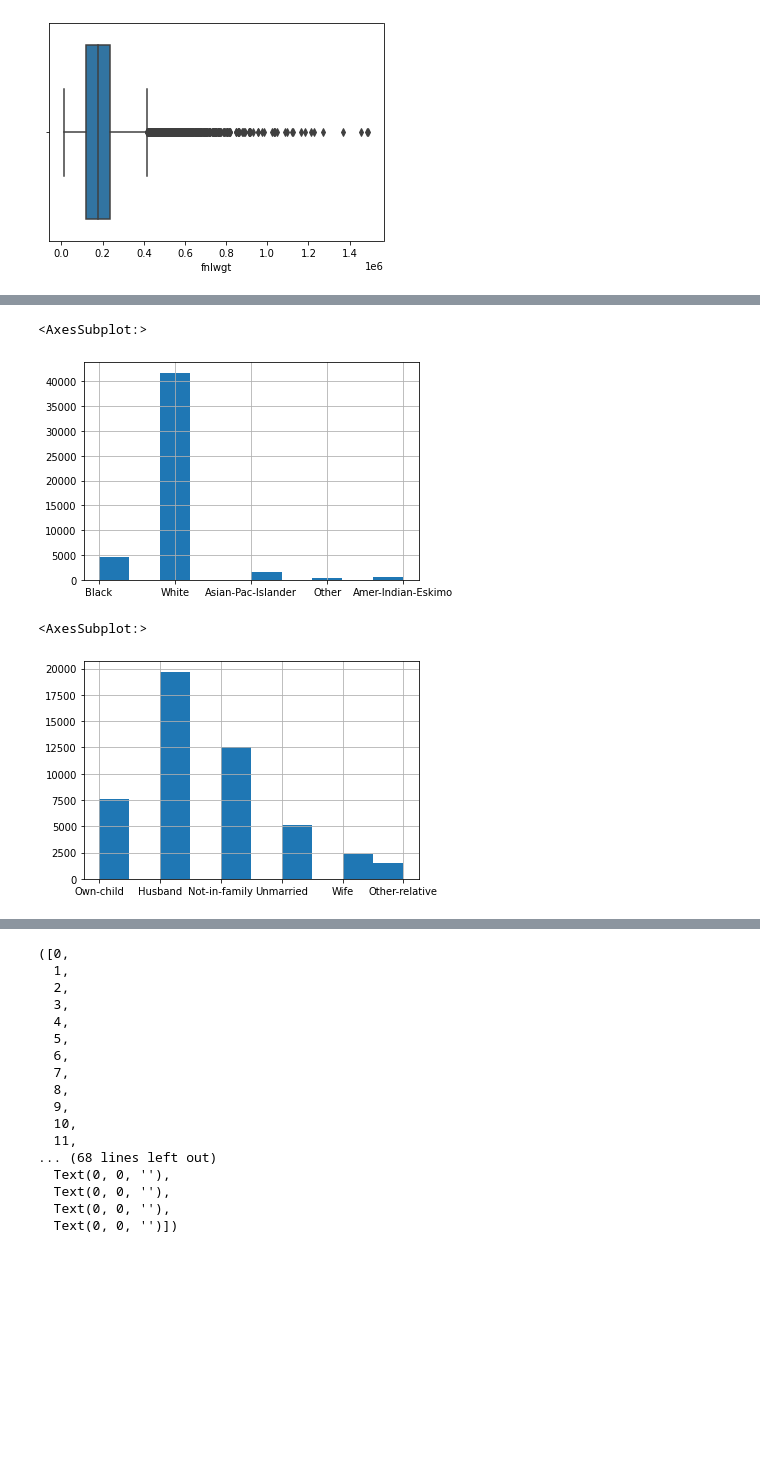
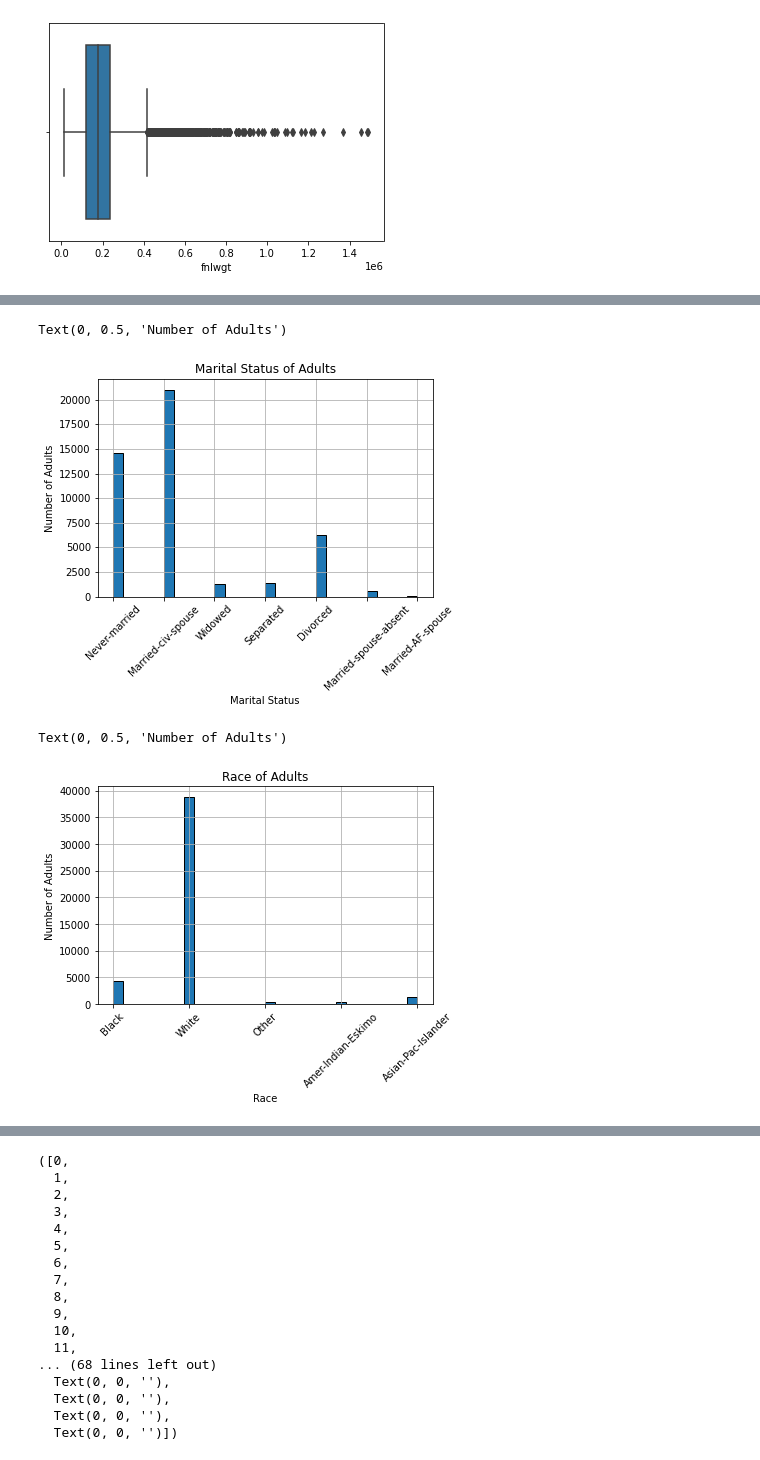
Before and after one commit to Ammon-Snell/Machine-Learning-Exercise, a Jupyter notebook: Adult_Income.ipynb, the cells around one changed output, grey strips where cells are left out. Cells and saved outputs as stored; diff of their text form; code cells hidden in the pictures; blank space fills up the shorter version.

```diff
--- a/Adult_Income.ipynb
+++ b/Adult_Income.ipynb
@@ -234,10 +296,18 @@ plt.xticks(rotation = 45)
-# %%
-adult_df['race'].hist()
-# %% [output]
-<AxesSubplot:>
-[figure, removed]
-# %%
-adult_df['relationship'].hist()
-# %% [output]
-<AxesSubplot:>
-[figure, removed]
+# %%
+ax = adult_df['marital-status'].hist(bins = 30, edgecolor = 'black')
+ax.tick_params(axis='x', rotation = 45)
+ax.set_title('Marital Status of Adults')
+ax.set_xlabel('Marital Status')
+ax.set_ylabel('Number of Adults')
+# %% [output]
+Text(0, 0.5, 'Number of Adults')
+[figure, added]
+# %%
+ax = adult_df['race'].hist(bins = 30, edgecolor = 'black')
+ax.tick_params(axis='x', rotation = 45)
+ax.set_title('Race of Adults')
+ax.set_xlabel('Race')
+ax.set_ylabel('Number of Adults')
+# %% [output]
+Text(0, 0.5, 'Number of Adults')
+[figure, added]
```
Also changed, not shown: parts of 33 cells of this notebook.
